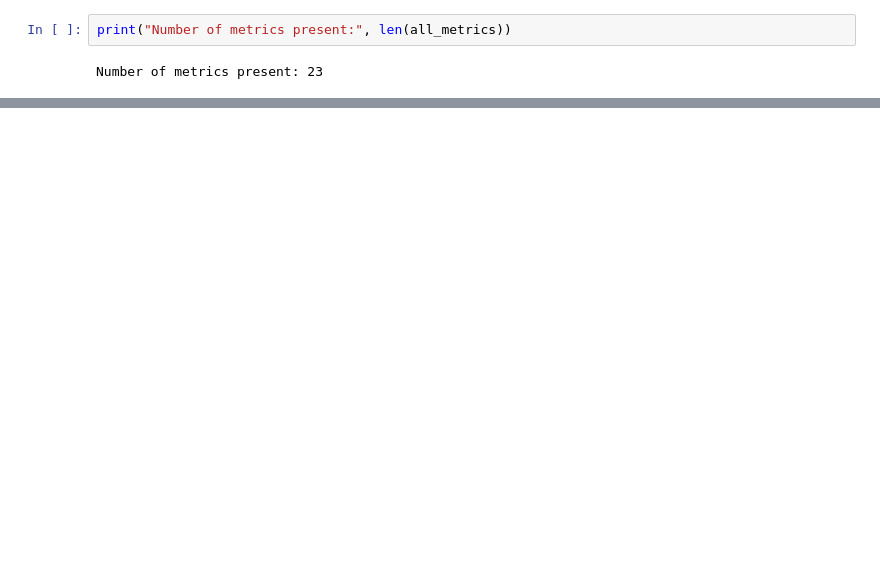
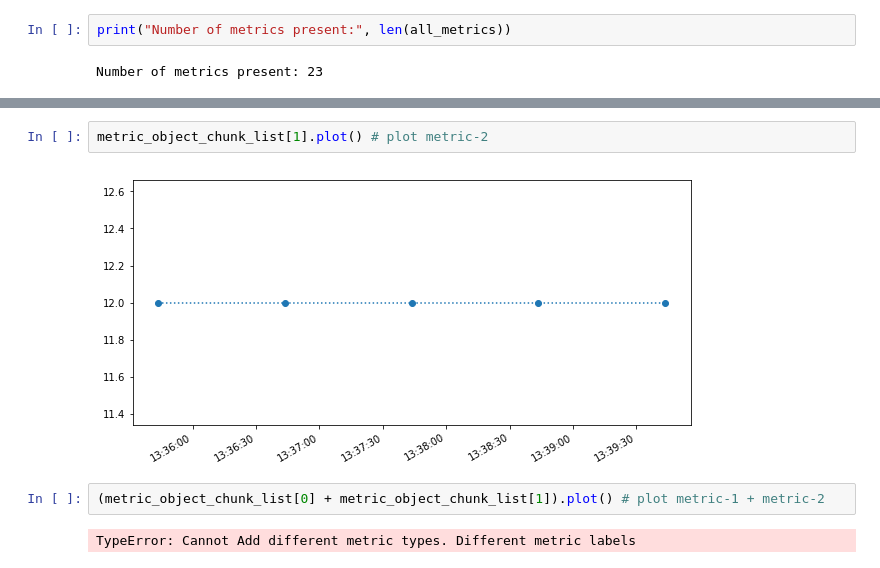
Before and after one commit to AICoE/prometheus-flatliner, a Jupyter notebook: notebooks/CollectingMetricsfromPrometheus.ipynb, the cells around one changed output, grey strips where cells are left out. Saved outputs shown, nothing was run; the diff lists cells and outputs as text; blank space fills up the shorter version.

```diff
--- a/notebooks/CollectingMetricsfromPrometheus.ipynb
+++ b/notebooks/CollectingMetricsfromPrometheus.ipynb
@@ -121,0 +298,8 @@ metric_values
+# %%
+metric_object_chunk_list[1].plot() # plot metric-2
+# %% [output]
+[figure, added]
+# %%
+(metric_object_chunk_list[0] + metric_object_chunk_list[1]).plot() # plot metric-1 + metric-2
+# %% [output]
+TypeError: Cannot Add different metric types. Different metric labels
```
Also changed, not shown: parts of 51 cells of this notebook.
